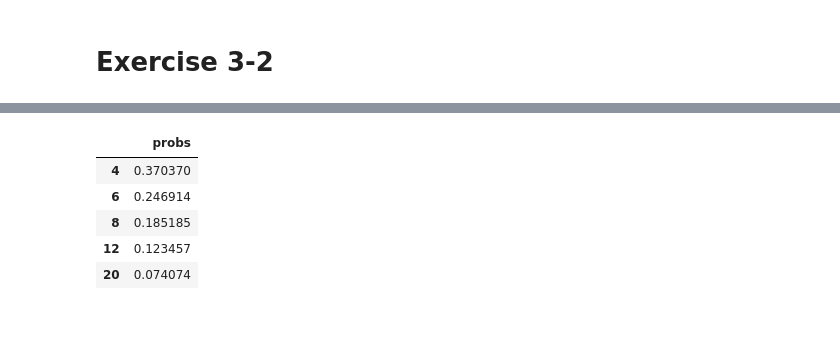
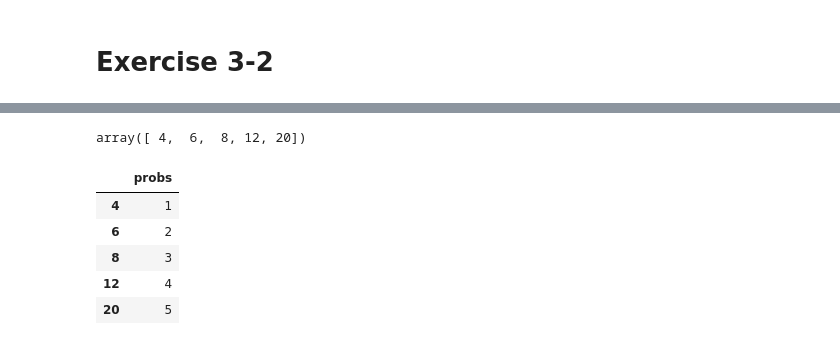
Before and after one commit to Mike-Pits/think_bayes, a Jupyter notebook: chapter_03/ch_03.ipynb, the cells around one changed output, grey strips where cells are left out. Saved outputs shown, nothing was run; the diff lists cells and outputs as text; code cells hidden in the pictures.

```diff
--- a/chapter_03/ch_03.ipynb
+++ b/chapter_03/ch_03.ipynb
@@ -267,11 +271,18 @@ prior
-# %%
-update_dice(prior, 1)
-# %%
-prior
-# %% [output]
-|  | probs |
-| 4 | 0.370370 |
-| 6 | 0.246914 |
-| 8 | 0.185185 |
-| 12 | 0.123457 |
-| 20 | 0.074074 |
+# %%
+qs = prior.qs
+qs
+# %% [output]
+array([ 4,  6,  8, 12, 20])
+# %%
+ps = [1, 2, 3, 4, 5]
+# %%
+pmf = Pmf(ps, qs)
+# %%
+pmf
+# %% [output]
+|  | probs |
+| 4 | 1 |
+| 6 | 2 |
+| 8 | 3 |
+| 12 | 4 |
+| 20 | 5 |
```
Also changed, not shown: parts of 19 cells of this notebook.
